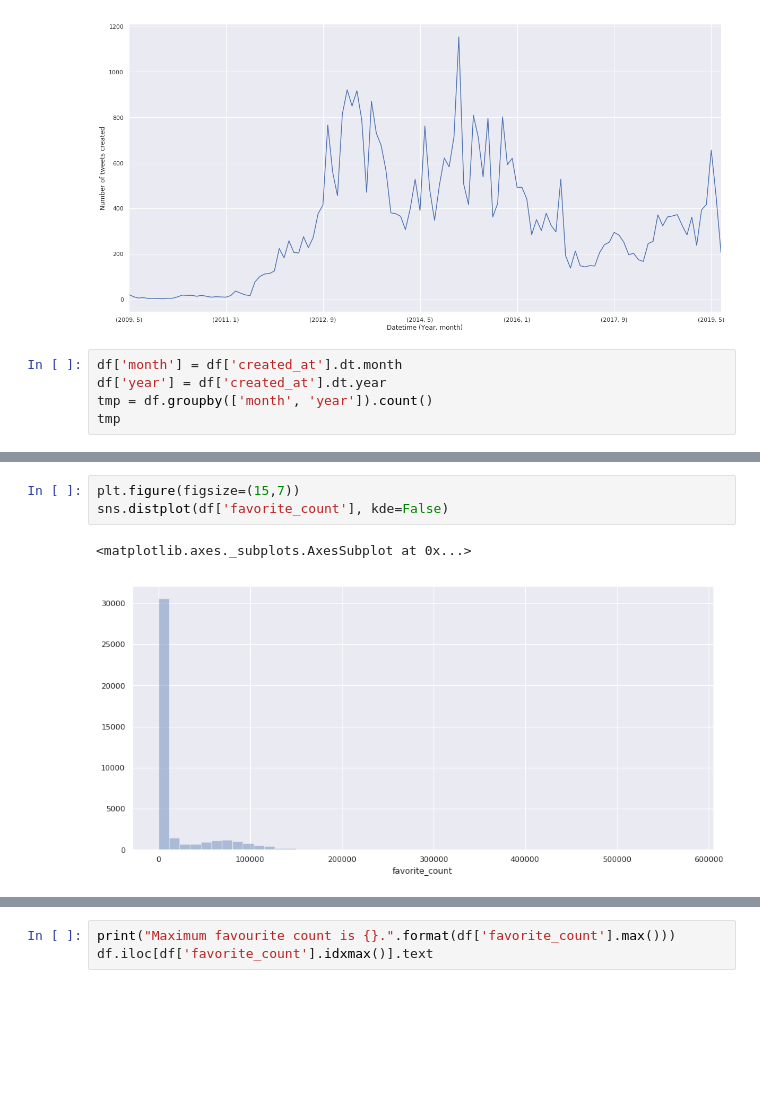
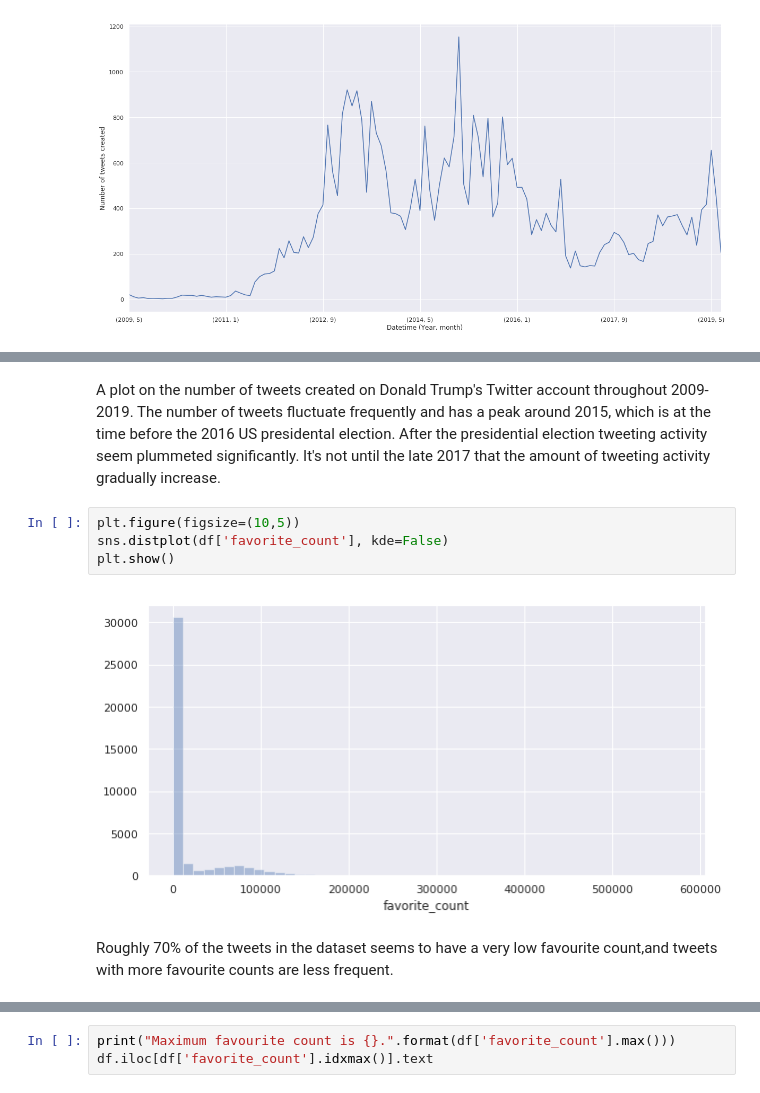
Before and after one commit to nakarinh14/eda-nlp-tweet, a Jupyter notebook: trump-tweets-eda.ipynb, the cells around one changed output, grey strips where cells are left out. Saved outputs shown, nothing was run; the diff lists cells and outputs as text; blank space fills up the shorter version.

```diff
--- a/trump-tweets-eda.ipynb
+++ b/trump-tweets-eda.ipynb
@@ -99,8 +91,3 @@ plt.ylabel('Number of tweets created')
 plt.show()
 # %% [output]
 [figure]
-# %%
-df['month'] = df['created_at'].dt.month
-df['year'] = df['created_at'].dt.year
-tmp = df.groupby(['month', 'year']).count()
-tmp
@@ -133,6 +94,10 @@ sns.relplot( 'created_at', 'favorite_count',kind="line",data=df)
+# %% [markdown]
+A plot on the number of tweets created on Donald Trump's Twitter account throughout 2009-2019. The number of tweets fluctuate frequently and has a peak around 2015, which is at the time before the 2016 US presidental election. After the presidential election tweeting activity seem plummeted significantly. It's not until the late 2017 that the amount of tweeting activity gradually increase.
 # %%
-plt.figure(figsize=(15,7))
+plt.figure(figsize=(10,5))
 sns.distplot(df['favorite_count'], kde=False)
+plt.show()
 # %% [output]
-<matplotlib.axes._subplots.AxesSubplot at 0x...>
-[figure, old version]
+[figure, new version]
+# %% [markdown]
+Roughly 70% of the tweets in the dataset seems to have a very low favourite count,and tweets with more favourite counts are less frequent.
```
Also changed, not shown: parts of 27 cells of this notebook.
